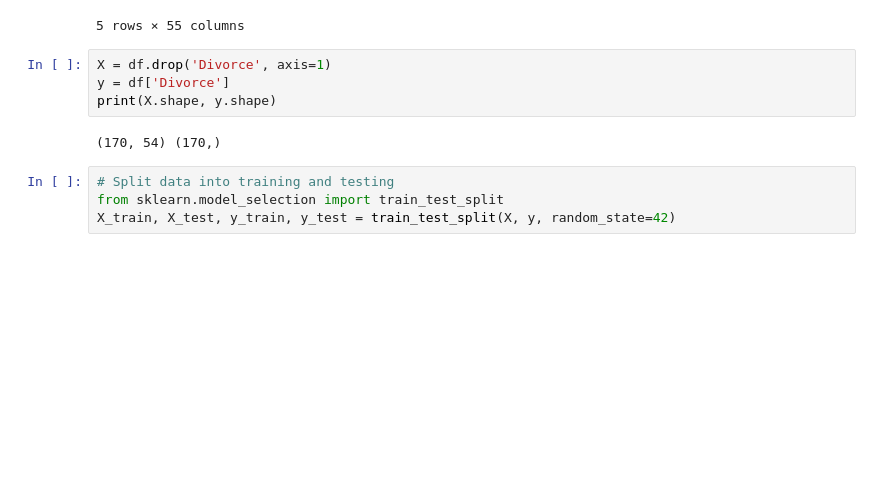
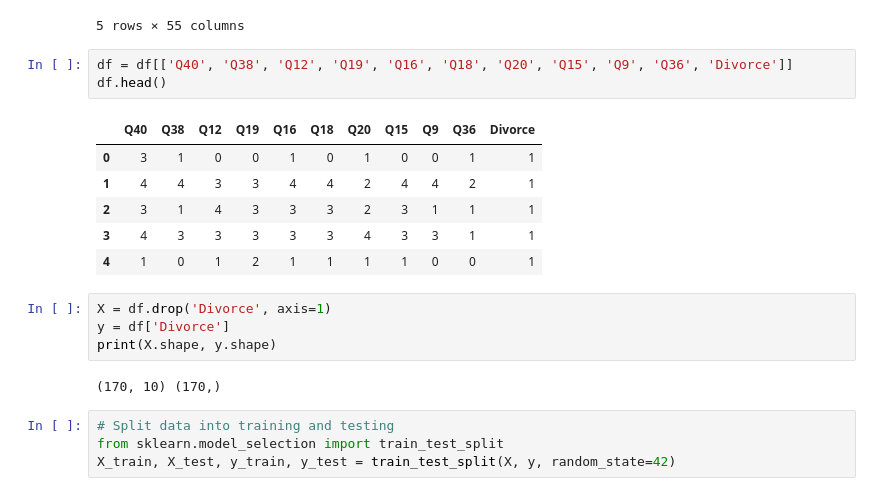
Before and after one commit to Corters22/BeforeYouSayIDoApp, a Jupyter notebook: Grid_search_model.ipynb, the cells around one changed output. Cells and saved outputs as stored; diff of their text form; blank space fills up the shorter version.

```diff
--- a/Grid_search_model.ipynb
+++ b/Grid_search_model.ipynb
@@ -14,12 +14,22 @@ df.head()
 | 3 | 3 | 2 | 3 | 2 | 3 | 3 | 3 | 3 | 3 | 3 | ... | ... |
 | 4 | 2 | 2 | 1 | 1 | 1 | 1 | 0 | 0 | 0 | 0 | ... | ... |
 5 rows × 55 columns
+# %%
+df = df[['Q40', 'Q38', 'Q12', 'Q19', 'Q16', 'Q18', 'Q20', 'Q15', 'Q9', 'Q36', 'Divorce']]
+df.head()
+# %% [output]
+|  | Q40 | Q38 | Q12 | Q19 | Q16 | Q18 | Q20 | Q15 | Q9 | Q36 | Divorce |
+| 0 | 3 | 1 | 0 | 0 | 1 | 0 | 1 | 0 | 0 | 1 | 1 |
+| 1 | 4 | 4 | 3 | 3 | 4 | 4 | 2 | 4 | 4 | 2 | 1 |
+| 2 | 3 | 1 | 4 | 3 | 3 | 3 | 2 | 3 | 1 | 1 | 1 |
+| 3 | 4 | 3 | 3 | 3 | 3 | 3 | 4 | 3 | 3 | 1 | 1 |
+| 4 | 1 | 0 | 1 | 2 | 1 | 1 | 1 | 1 | 0 | 0 | 1 |
 # %%
 X = df.drop('Divorce', axis=1)
 y = df['Divorce']
 print(X.shape, y.shape)
 # %% [output]
-(170, 54) (170,)
+(170, 10) (170,)
 # %%
 # Split data into training and testing
 from sklearn.model_selection import train_test_split
```
Also changed, not shown: parts of 7 cells of this notebook, 4 other files.
